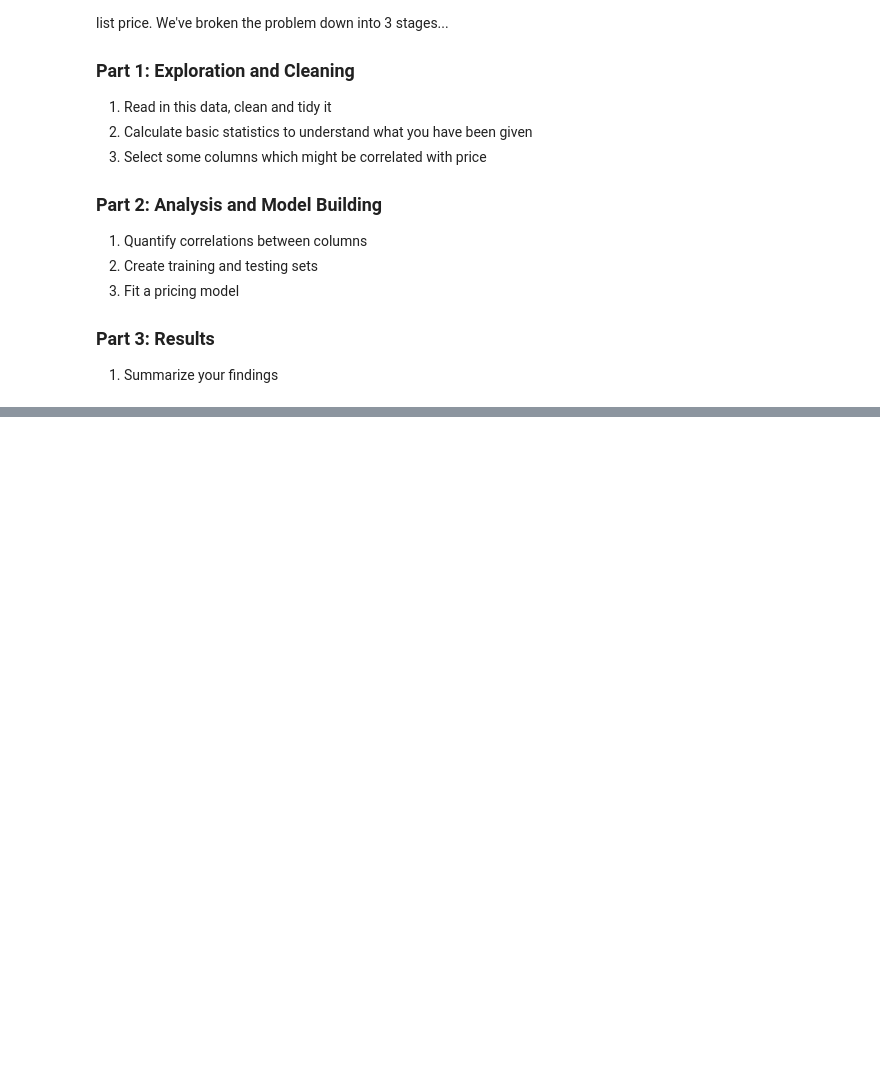
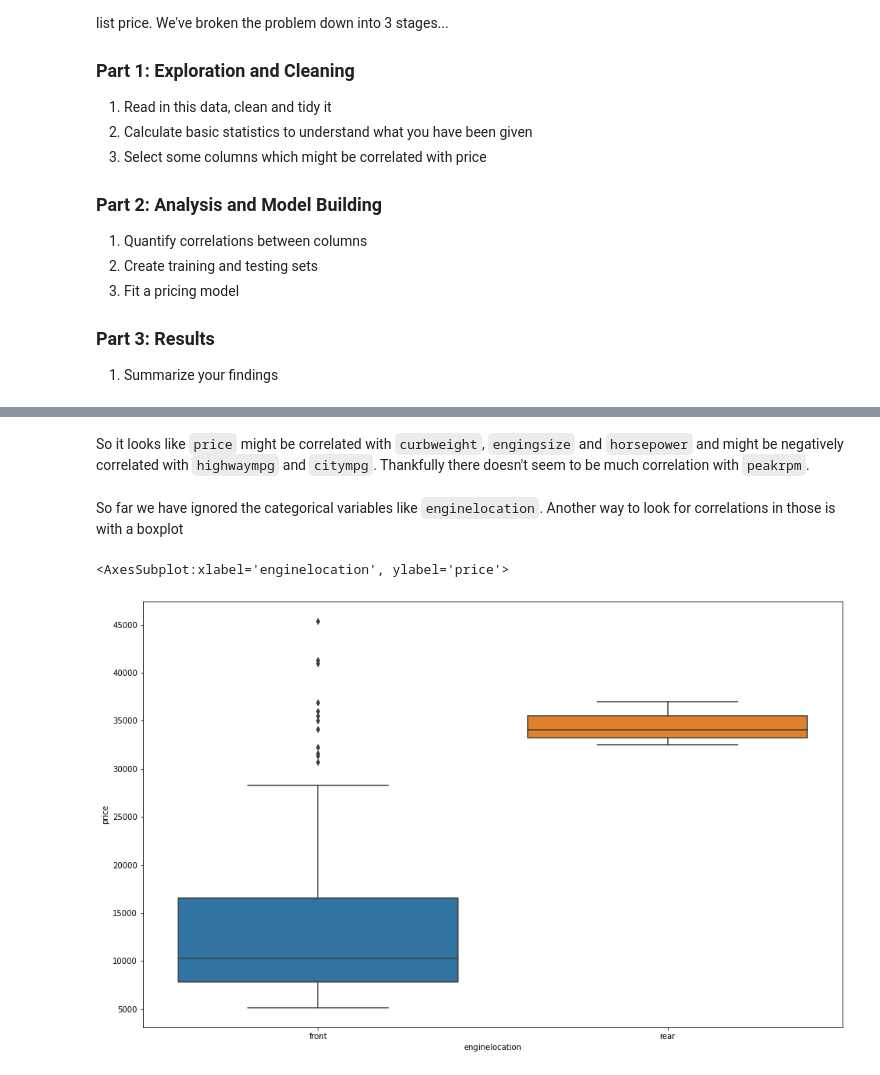
Before and after one commit to ianabc/m2pi2022, a Jupyter notebook: ProblemSession/CarPricing/CarPricing.ipynb, the cells around one changed output, grey strips where cells are left out. Cells and saved outputs as stored; diff of their text form; code cells hidden in the pictures; blank space fills up the shorter version.

```diff
--- a/ProblemSession/CarPricing/CarPricing.ipynb
+++ b/ProblemSession/CarPricing/CarPricing.ipynb
@@ -49,0 +222,9 @@ wDF = pd.read_csv(
+# %% [markdown]
+So it looks like `price` might be correlated with `curbweight`, `engingsize` and `horsepower` and might be negatively correlated with `highwaympg` and `citympg`. Thankfully there doesn't seem to be much correlation with `peakrpm`.
+# %% [markdown]
+So far we have ignored the categorical variables like `enginelocation`. Another way to look for correlations in those is with a boxplot
+# %%
+sns.boxplot(x='enginelocation', y='price', data=wDF)
+# %% [output]
+<AxesSubplot:xlabel='enginelocation', ylabel='price'>
+[figure, added]
```
Also changed, not shown: parts of 91 cells of this notebook, 1 other file.
